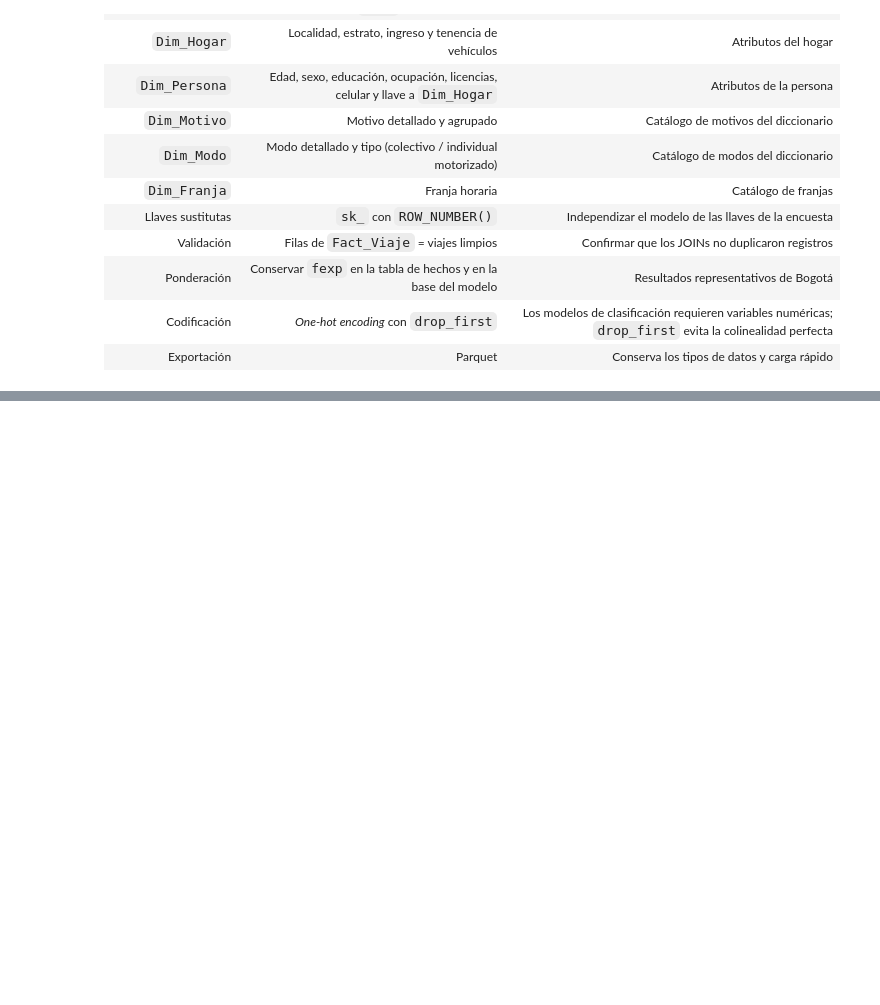
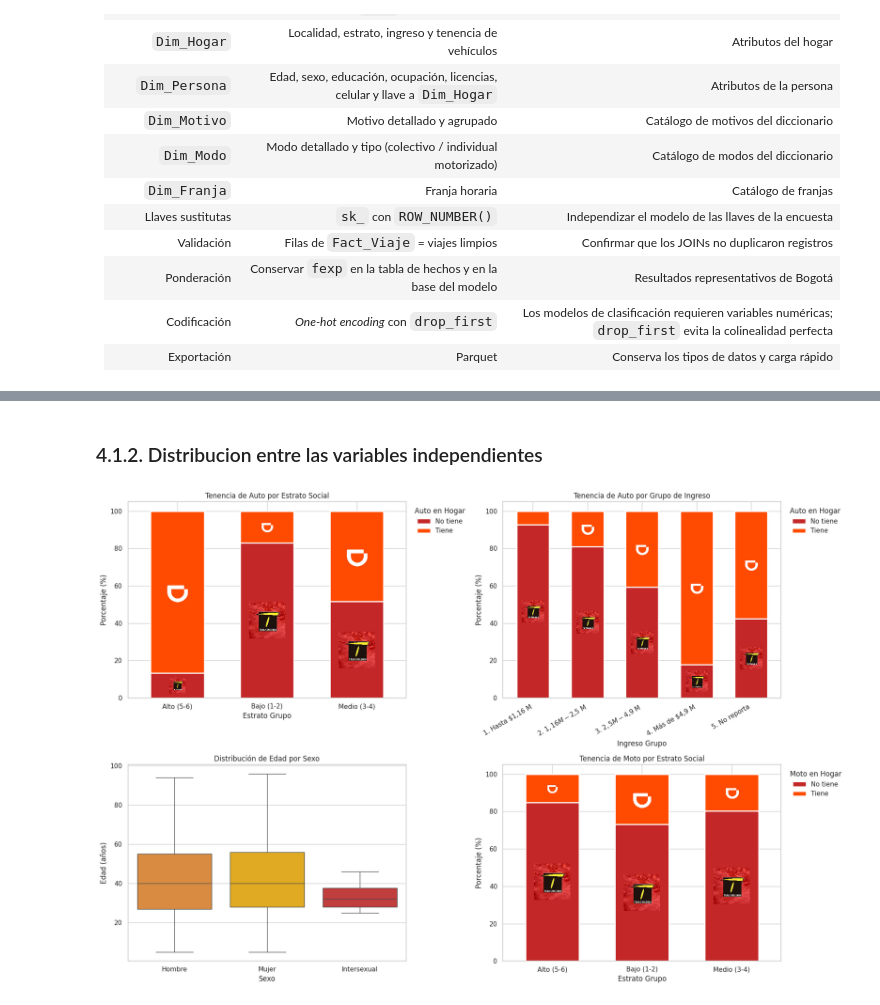
Before and after one commit to sara-munoz-5/analitica-movilidad-bogota, a Jupyter notebook: Entrega_2.ipynb, the cells around one changed output, grey strips where cells are left out. Cells and saved outputs as stored; diff of their text form; code cells hidden in the pictures; blank space fills up the shorter version.

```diff
--- a/Entrega_2.ipynb
+++ b/Entrega_2.ipynb
@@ -1304,0 +1529,78 @@ con.execute("COPY (SELECT * FROM base_modelo) TO 'base_modelo.parquet' (FORMAT p
+# %% [markdown]
+### 4.1.2. Distribucion entre las variables independientes
+# %%
+import numpy as np
+from matplotlib.patches import Patch
+from matplotlib.offsetbox import OffsetImage, AnnotationBbox
+
+sns.set_theme(style="whitegrid")
+plt.rcParams["figure.figsize"] = (12, 6)
+
+# Logo y color para cada valor de las variables 0/1
+logos_si_no = {0: imagenes['colectivo'], 1: imagenes['individual_motorizado']}
+colores_si_no = {0: colores_barra['colectivo'], 1: colores_barra['individual_motorizado']}
+colores_sexo = ['#F28C28', '#FFB703', '#D62828']  # Hombre, Intersexual, Mujer
+
+
+# Barras apiladas al 100% con logos centrados (sin deformar)
+def plot_barras_logos(ct, ax, title, xlabel, legend_title, nombres,
+                      rot=0, tamano_logo=0.7, min_pct=8):
+    ct.plot(kind='bar', stacked=True, ax=ax, width=0.6,
+            color=[colores_si_no[c] for c in ct.columns],
+            edgecolor='white', linewidth=2, legend=False)
+
+    fig = ax.figure
+    for container, col in zip(ax.containers, ct.columns):
+        img = logos_si_no[col]
+        alto_img, ancho_img = img.shape[:2]
+        for barra in container:
+            x, y = barra.get_x(), barra.get_y()
+            w, h = barra.get_width(), barra.get_height()
+            if h < min_pct:
+                continue
+            (x0, y0) = ax.transData.transform((x, y))
+            (x1, y1) = ax.transData.transform((x + w, y + h))
+            zoom = tamano_logo * min(abs(x1 - x0) / ancho_img,
+                                     abs(y1 - y0) / alto_img) * 72 / fig.dpi
+            ax.add_artist(AnnotationBbox(OffsetImage(img, zoom=zoom),
+                                         (x + w / 2, y + h / 2),
+                                         frameon=False, zorder=3))
+
+    ax.set_title(title)
+    ax.set_ylabel('Porcentaje (%)')
+    ax.set_xlabel(xlabel)
+    ax.set_xticklabels(ct.index, rotation=rot, ha='right' if rot else 'center')
+    handles = [Patch(facecolor=colores_si_no[c], edgecolor='white', label=n)
+               for c, n in zip(ct.columns, nombres)]
+    ax.legend(handles=handles, title=legend_title,
+              loc='upper left', bbox_to_anchor=(1.01, 1), frameon=False)
+
+
+fig, axes = plt.subplots(2, 2, figsize=(18, 12))
+
+# 1. Estrato Social y Tenencia de Auto
+ct_estrato_auto = pd.crosstab(base_train['estrato_grupo'], base_train['tiene_auto'], normalize='index') * 100
+plot_barras_logos(ct_estrato_auto, axes[0, 0], 'Tenencia de Auto por Estrato Social',
+                  'Estrato Grupo', 'Auto en Hogar', ['No tiene', 'Tiene'])
+
+# 2. Grupo de Ingresos y Tenencia de Auto
+ct_ingreso_auto = pd.crosstab(base_train['ingreso_grupo'], base_train['tiene_auto'], normalize='index') * 100
+plot_barras_logos(ct_ingreso_auto, axes[0, 1], 'Tenencia de Auto por Grupo de Ingreso',
+                  'Ingreso Grupo', 'Auto en Hogar', ['No tiene', 'Tiene'], rot=30)
+
+# 3. Distribución de Edad según Sexo (sin logos)
+sns.boxplot(data=base_train, x='sexo', y='edad', hue='sexo',
+            palette=colores_sexo, legend=False, ax=axes[1, 0])
+axes[1, 0].set_title('Distribución de Edad por Sexo')
+axes[1, 0].set_xlabel('Sexo')
+axes[1, 0].set_ylabel('Edad (años)')
+
+# 4. Estrato Social y Tenencia de Moto
+ct_estrato_moto = pd.crosstab(base_train['estrato_grupo'], base_train['tiene_moto'], normalize='index') * 100
+plot_barras_logos(ct_estrato_moto, axes[1, 1], 'Tenencia de Moto por Estrato Social',
+                  'Estrato Grupo', 'Moto en Hogar', ['No tiene', 'Tiene'])
+
+plt.tight_layout()
+plt.show()
+# %% [output]
+[figure, added]
```
Also changed, not shown: parts of 26 cells of this notebook.
